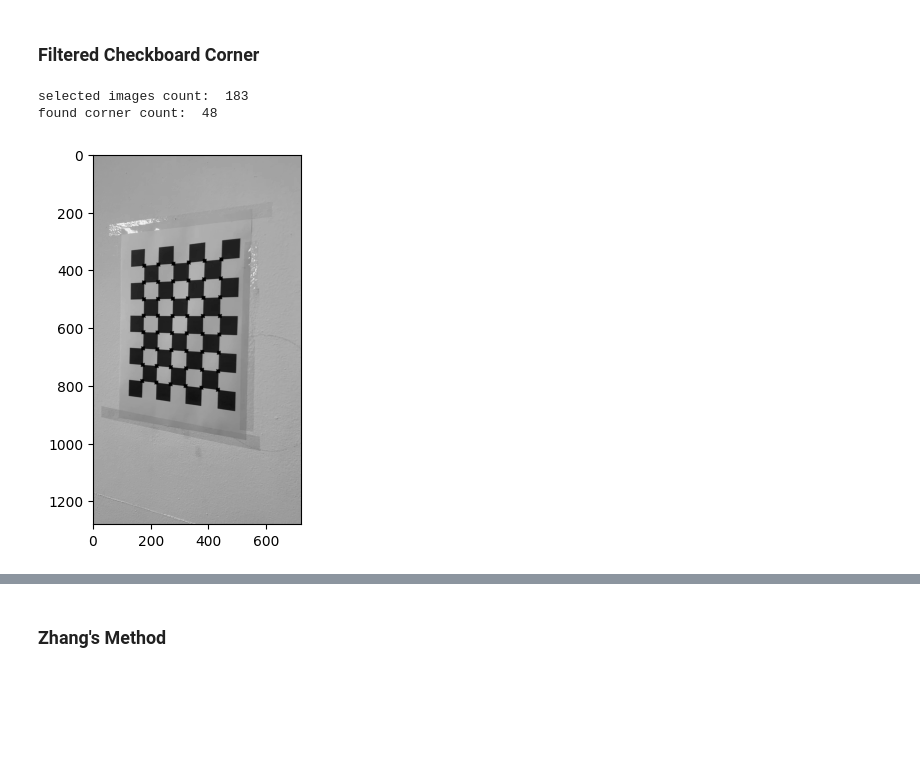
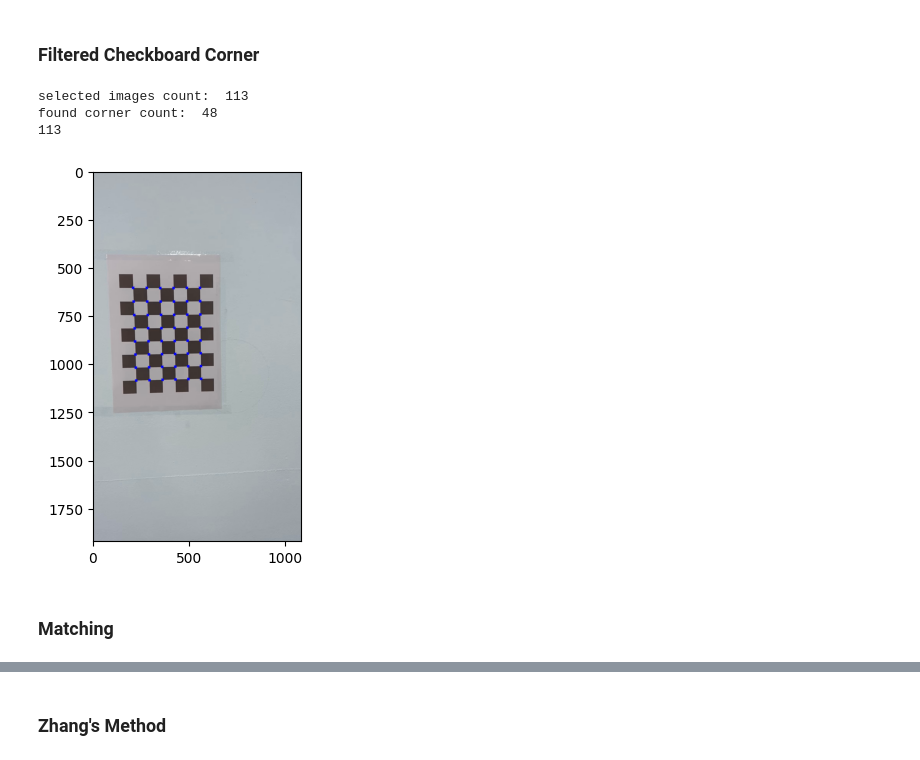
Before and after one commit to Phw9/calibration_ipynb, a Jupyter notebook: calib.ipynb, the cells around one changed output, grey strips where cells are left out. Drawn from its saved outputs; the diff is of its cells as text; code cells hidden in the pictures; blank space fills up the shorter version.

Commit message:
matching

```diff
--- a/calib.ipynb
+++ b/calib.ipynb
@@ -48,7 +50,7 @@ def load_images(path):
 
     return images, gray_images
 # %%
-def extract_corner_and_NMS(gray_images):
+def extract_corner_and_NMS(images, gray_images):
     # extract corner & NMS
     """
     gray image의 corner들을 검출하여 arrCorners Array에
@@ -56,30 +58,38 @@ def extract_corner_and_NMS(gray_images):
     """
     arrCorners = []
     selectedImg = []
+    selectedGrayImg = []
+    imgIdx = []
     window_size = 3
     half_size = window_size // 2
     winSize = (window_size*2+1, window_size*2+1)
     zeroZone = (-1, -1)
     criteria = (cv2.TERM_CRITERIA_EPS + cv2.TERM_CRITERIA_MAX_ITER, 100, 0.001)
-    for gray_image in gray_images:
+    for i in range(len(gray_images)):
         max_corners = 100   # 최대 코너 개수
         quality_level = 0.01  # 코너 품질 임계값 (0 ~ 1 사이의 값)
         min_distance = 10  # 검출된 코너 간의 최소 거리
         mask = np.empty((0, 0), dtype=np.float32)
         # corners = cv2.goodFeaturesToTrack(gray_image, max_corners, quality_level, min_distance, mask, blockSize=3, useHarrisDetector=True, k=0.04)
-        temp = cv2.convertScaleAbs(gray_image)  # 이미지를 8비트로 변환
+        temp = cv2.convertScaleAbs(gray_images[i])  # 이미지를 8비트로 변환
         ret, corners = cv2.findChessboardCorners(temp, checkboard, None)
         if ret == True:
-            refined_corners = cv2.cornerSubPix(gray_image, corners, winSize, zeroZone, criteria)
+            refined_corners = cv2.cornerSubPix(gray_images[i], corners, winSize, zeroZone, criteria)
+            refined_corners = refined_corners.reshape(-1,2)
             arrCorners.append(refined_corners)
-            selectedImg.append(gray_image)
-    return selectedImg , arrCorners
+            selectedImg.append(images[i])
+            selectedGrayImg.append(gray_images[i])
+            imgIdx.append(i)
+
+    return selectedImg, selectedGrayImg , arrCorners, imgIdx
 # %%
-def filter_corners(images, arrCorners, real_points, real_points_x_y, threshold, checkboard):
+def filter_corners(images, gray_images, imgIdx, arrCorners, real_points, real_points_x_y, threshold, checkboard):
     # draw corners
     filtImg = []
+    filtGrayImg = []
     filtCorners = []
-    for image, corners in zip(images, arrCorners):
+    filtIdx = []
+    for image, gray_image, corners, idx in zip(images, gray_images, arrCorners, imgIdx):
         if(len(corners)>=(checkboard[0] * checkboard[1] + 3 * (checkboard[0] + checkboard[1]))):
             continue
         temp = image.copy()
@@ -91,15 +101,17 @@ def filter_corners(images, arrCorners, real_points, real_points_x_y, threshold,
         for corner in corners:
             if np.all(np.abs(corner - mean) <= threshold * np.sqrt(variance)):
                 filtered_points.append(corner)
-                x, y = corner[0, 0].astype(int), corner[0, 1].astype(int)
+                x, y = corner[0].astype(int), corner[1].astype(int)
                 cv2.drawMarker(temp, (x, y), color=(0, 0, 255), markerType=cv2.MARKER_STAR, markerSize=10, thickness=3)
-        if(len(filtered_points) >= checkboard[0]*checkboard[1]-1):
+        if(len(filtered_points) == checkboard[0] * checkboard[1]):
             filtCorners.append(filtered_points)
             filtImg.append(temp)
+            filtGrayImg.append(gray_image)
+            filtIdx.append(idx)
             real_points.append(real_coor)
             real_points_x_y.append(real_coor[:, :2])
 
-    return filtImg, filtCorners
+    return filtImg, filtGrayImg, filtCorners, filtIdx
 # %%
 def draw_corners(n, filtImg, filtCorners):
     # 이미지 표시
@@ -576,7 +696,7 @@ Checker board size:  8 6
 # %% [markdown]
 ### Feature extract
 # %%
-gray_images, arrCorners = extract_corner_and_NMS(gray_images)
+images ,gray_images, arrCorners, imgIdx = extract_corner_and_NMS(images, gray_images)
 # %%
 print(len(gray_images))
 # %% [output]
@@ -584,10 +704,14 @@ print(len(gray_images))
 # %% [markdown]
 ### Filtered Checkboard Corner
 # %%
-filtImgs, filtCorners = filter_corners(gray_images, arrCorners, real_points, real_points_x_y, 10, checkboard)
+filtImgs, filtGrayImgs, filtCorners, imgIdx= filter_corners(images, gray_images, imgIdx, arrCorners, real_points, real_points_x_y, 10, checkboard)
 # %%
-draw_corners(5, filtImgs, filtCorners)
+draw_corners(0, filtImgs, filtCorners)
+print(len(imgIdx))
 # %% [output]
-selected images count:  183
+selected images count:  113
 found corner count:  48
+113
-[figure, old version]
+[figure, new version]
+# %% [markdown]
+### Matching
```
Also changed, not shown: parts of 13 cells of this notebook, 1 other file.
